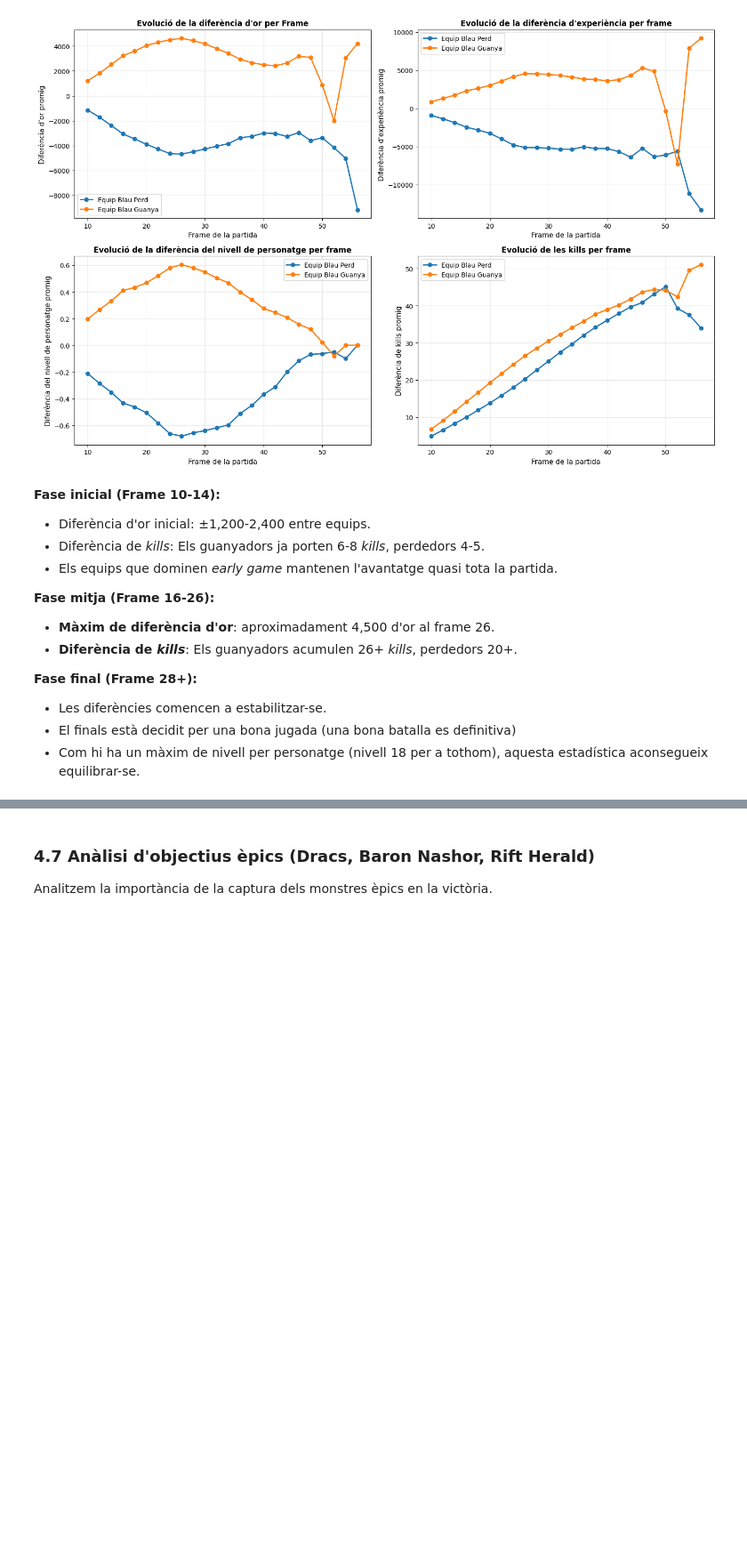
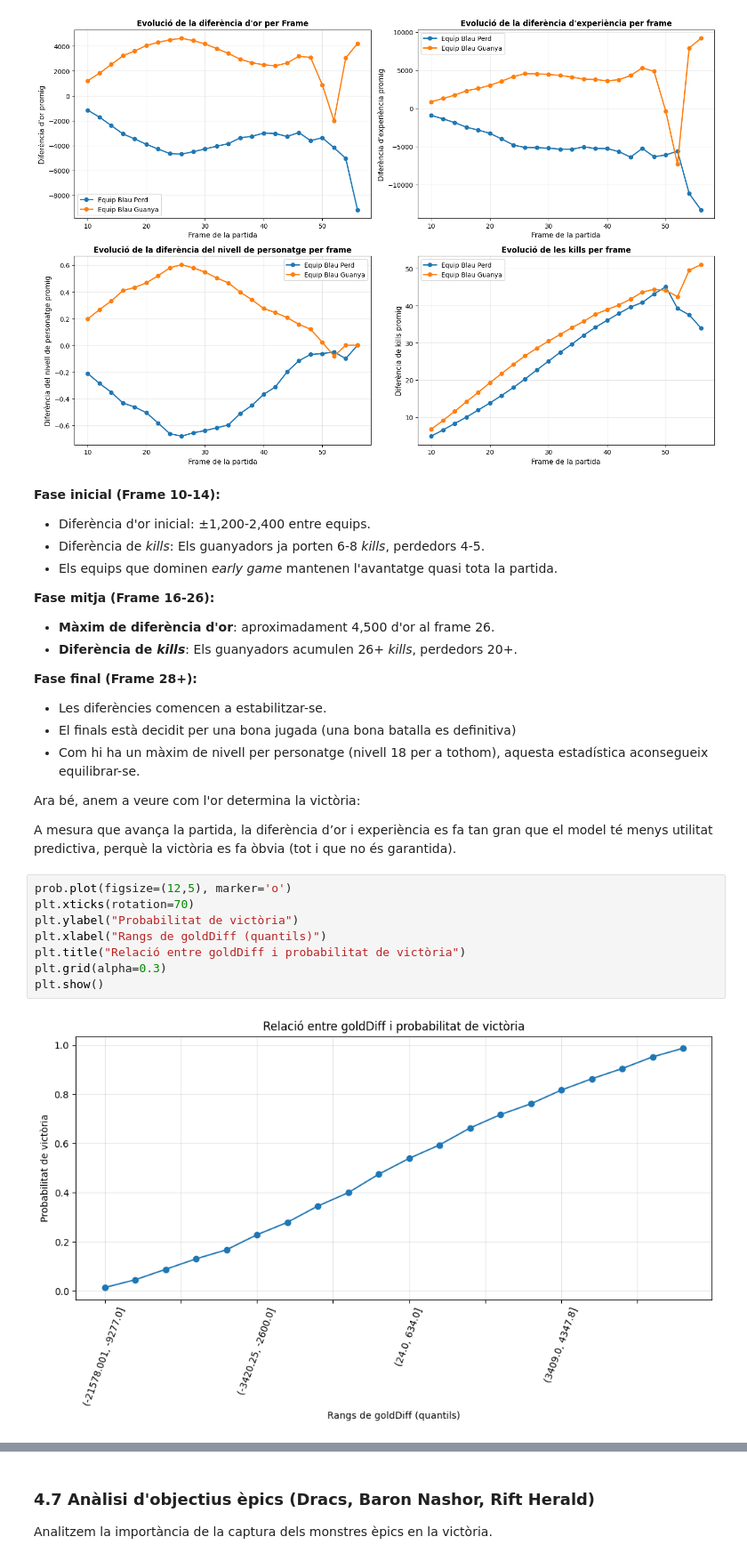
Before and after one commit to NIU1634990/kaggle_lol, a Jupyter notebook: kaggle.ipynb, the cells around one changed output, grey strips where cells are left out. Shown at 89% size. Drawn from its saved outputs; the diff is of its cells as text; blank space fills up the shorter version.

```diff
--- a/kaggle.ipynb
+++ b/kaggle.ipynb
@@ -614,3 +621,17 @@ Mitjana de les estadístiques per frame i status guanyador:
 - Les diferències comencen a estabilitzar-se.
 - El finals està decidit per una bona jugada (una bona batalla es definitiva)
 - Com hi ha un màxim de nivell per personatge (nivell 18 per a tothom), aquesta estadística aconsegueix equilibrar-se.
+
+Ara bé, anem a veure com l'or determina la victòria:
+
+A mesura que avança la partida, la diferència d’or i experiència es fa tan gran que el model té menys utilitat predictiva, perquè la victòria es fa òbvia (tot i que no és garantida).
+# %%
+prob.plot(figsize=(12,5), marker='o')
+plt.xticks(rotation=70)
+plt.ylabel("Probabilitat de victòria")
+plt.xlabel("Rangs de goldDiff (quantils)")
+plt.title("Relació entre goldDiff i probabilitat de victòria")
+plt.grid(alpha=0.3)
+plt.show()
+# %% [output]
+[figure, added]
```
Also changed, not shown: parts of 15 cells of this notebook.
